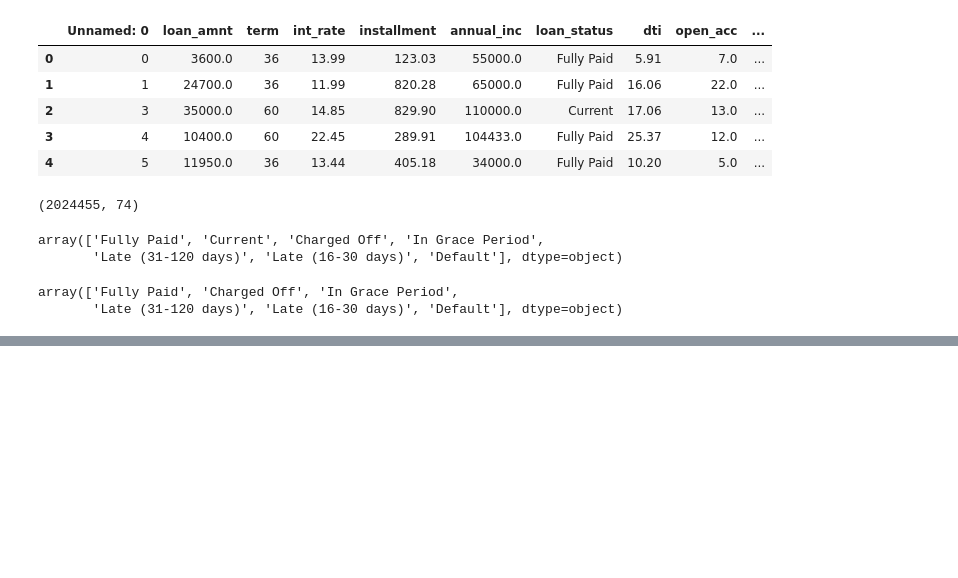
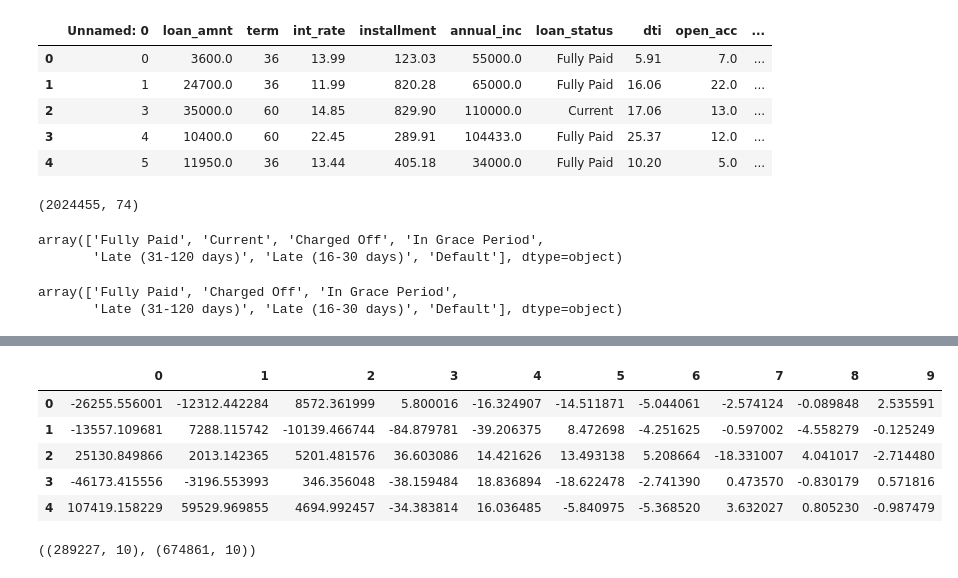
Before and after one commit to tejuskaw/mypynb, a Jupyter notebook: random_forest_part_2.ipynb, the cells around one changed output, grey strips where cells are left out. Saved outputs shown, nothing was run; the diff lists cells and outputs as text; code cells hidden in the pictures; blank space fills up the shorter version.

```diff
--- a/random_forest_part_2.ipynb
+++ b/random_forest_part_2.ipynb
@@ -80,0 +119,2 @@ KeyError: ignored
+# %%
+X = data.drop('Fully Paid' , axis=1)
@@ -80,0 +129,15 @@ KeyError: ignored
+# %%
+hi = PCA(n_components=10)
+# %%
+X_ = hi.fit_transform(X)
+# %%
+X_red = pd.DataFrame(X_)
+# %%
+X_red.head()
+# %% [output]
+|  | 0 | 1 | 2 | 3 | 4 | 5 | 6 | 7 | 8 | 9 |
+| 0 | -26255.556001 | -12312.442284 | 8572.361999 | 5.800016 | -16.324907 | -14.511871 | -5.044061 | -2.574124 | -0.089848 | 2.535591 |
+| 1 | -13557.109681 | 7288.115742 | -10139.466744 | -84.879781 | -39.206375 | 8.472698 | -4.251625 | -0.597002 | -4.558279 | -0.125249 |
+| 2 | 25130.849866 | 2013.142365 | 5201.481576 | 36.603086 | 14.421626 | 13.493138 | 5.208664 | -18.331007 | 4.041017 | -2.714480 |
+| 3 | -46173.415556 | -3196.553993 | 346.356048 | -38.159484 | 18.836894 | -18.622478 | -2.741390 | 0.473570 | -0.830179 | 0.571816 |
+| 4 | 107419.158229 | 59529.969855 | 4694.992457 | -34.383814 | 16.036485 | -5.840975 | -5.368520 | 3.632027 | 0.805230 | -0.987479 |
@@ -80,0 +152,4 @@ KeyError: ignored
+# %%
+X_test.shape , X_train.shape
+# %% [output]
+((289227, 10), (674861, 10))
```
Also changed, not shown: parts of 31 cells of this notebook.
